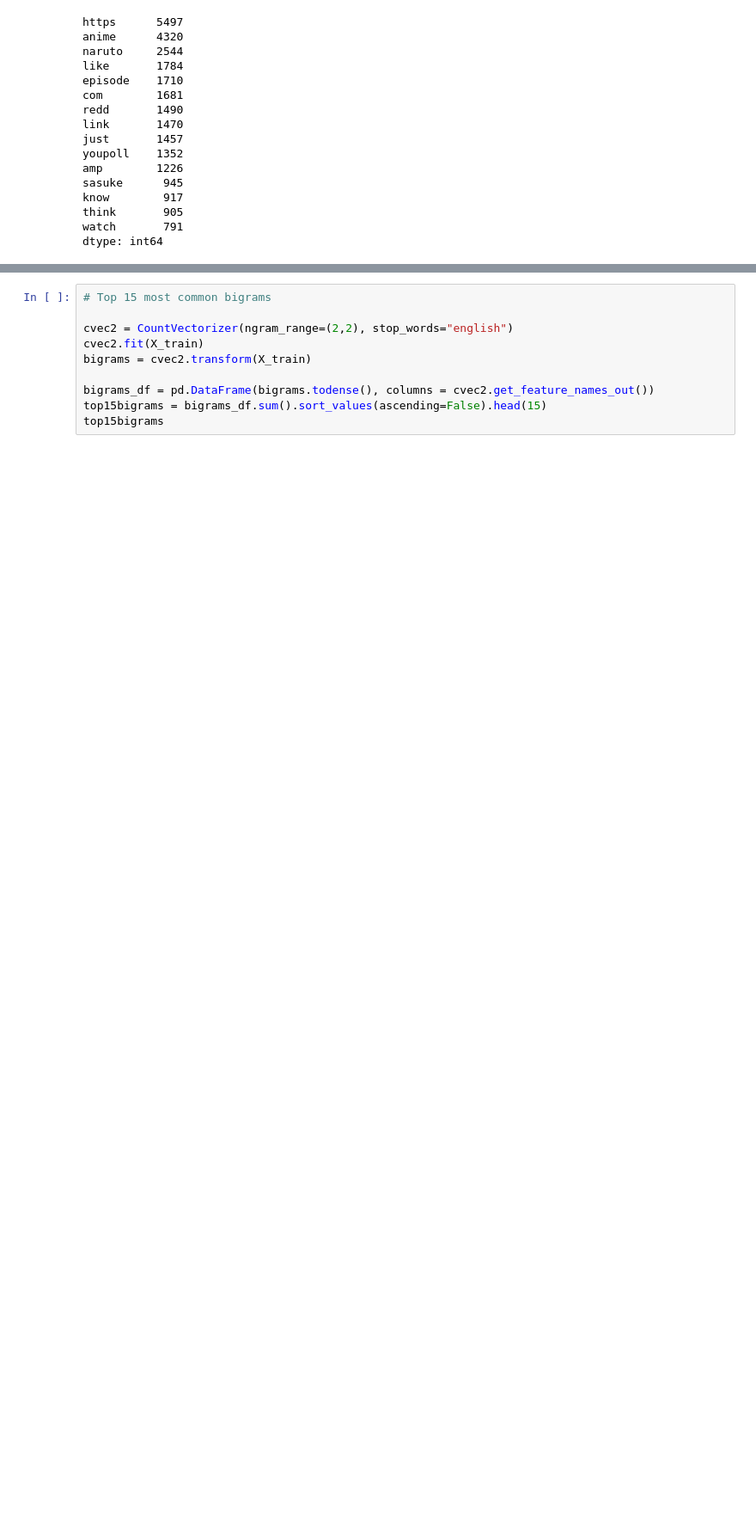
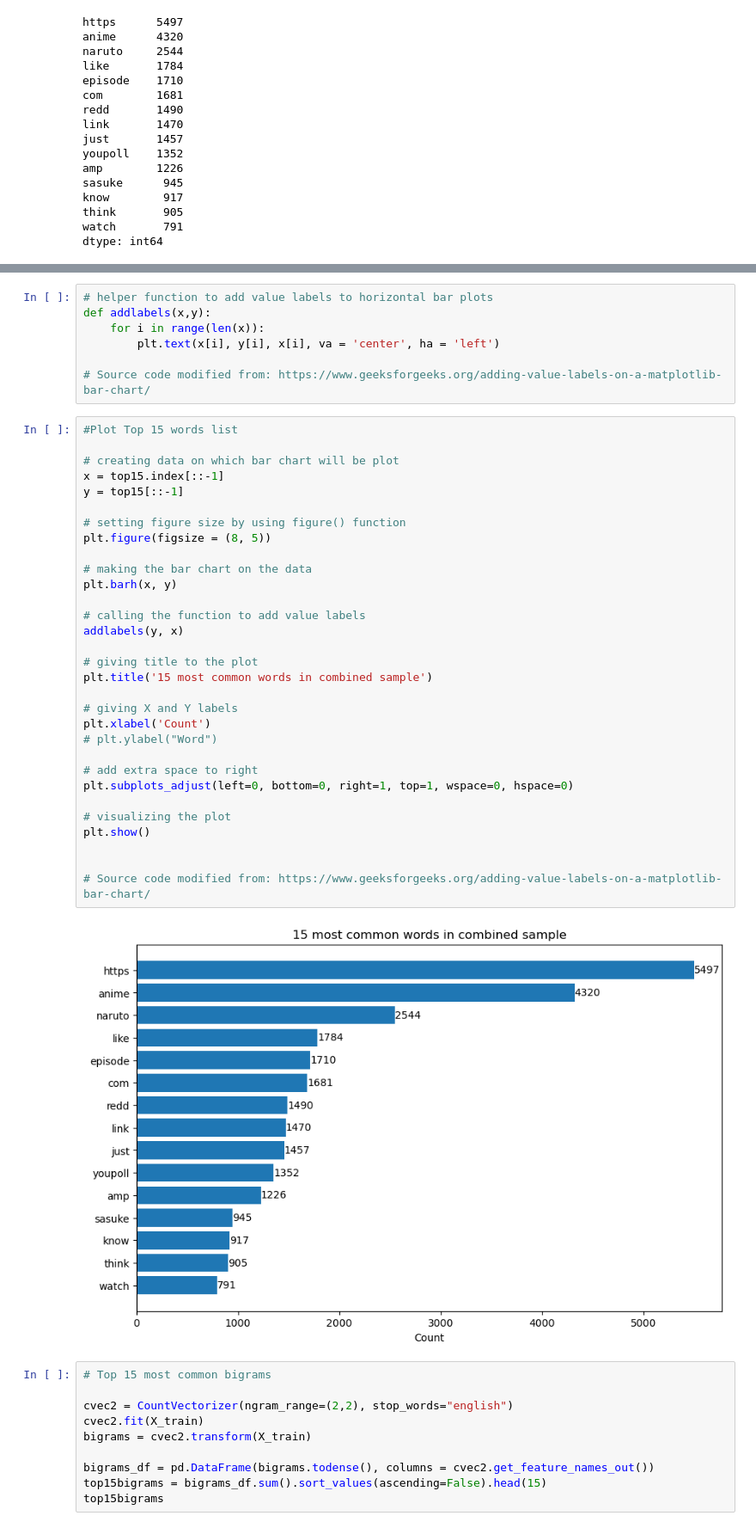
Before and after one commit to wangdj3/DSI_subreddit_comparison, a Jupyter notebook: code/my-project3-classification.ipynb, the cells around one changed output, grey strips where cells are left out. Shown: that part at 86% size. Saved outputs shown, nothing was run; the diff lists cells and outputs as text; blank space fills up the shorter version.

Commit message:
plots & README edits

```diff
--- a/code/my-project3-classification.ipynb
+++ b/code/my-project3-classification.ipynb
@@ -110,3 +104,43 @@ plt.xlabel('Count');
+# %%
+# helper function to add value labels to horizontal bar plots
+def addlabels(x,y):
+    for i in range(len(x)):
+        plt.text(x[i], y[i], x[i], va = 'center', ha = 'left')
+
+# Source code modified from: https://www.geeksforgeeks.org/adding-value-labels-on-a-matplotlib-bar-chart/
+# %%
+#Plot Top 15 words list
+
+# creating data on which bar chart will be plot
+x = top15.index[::-1]
+y = top15[::-1]
+
+# setting figure size by using figure() function
+plt.figure(figsize = (8, 5))
+
+# making the bar chart on the data
+plt.barh(x, y)
+
+# calling the function to add value labels
+addlabels(y, x)
+
+# giving title to the plot
+plt.title('15 most common words in combined sample')
+
+# giving X and Y labels
+plt.xlabel('Count')
+# plt.ylabel("Word")
+
+# add extra space to right
+plt.subplots_adjust(left=0, bottom=0, right=1, top=1, wspace=0, hspace=0)
+
+# visualizing the plot
+plt.show()
+
+
+# Source code modified from: https://www.geeksforgeeks.org/adding-value-labels-on-a-matplotlib-bar-chart/
+# %% [output]
+[figure, added]
 # %%
 # Top 15 most common bigrams
 
```
Also changed, not shown: parts of 5 cells of this notebook, 7 other files.
